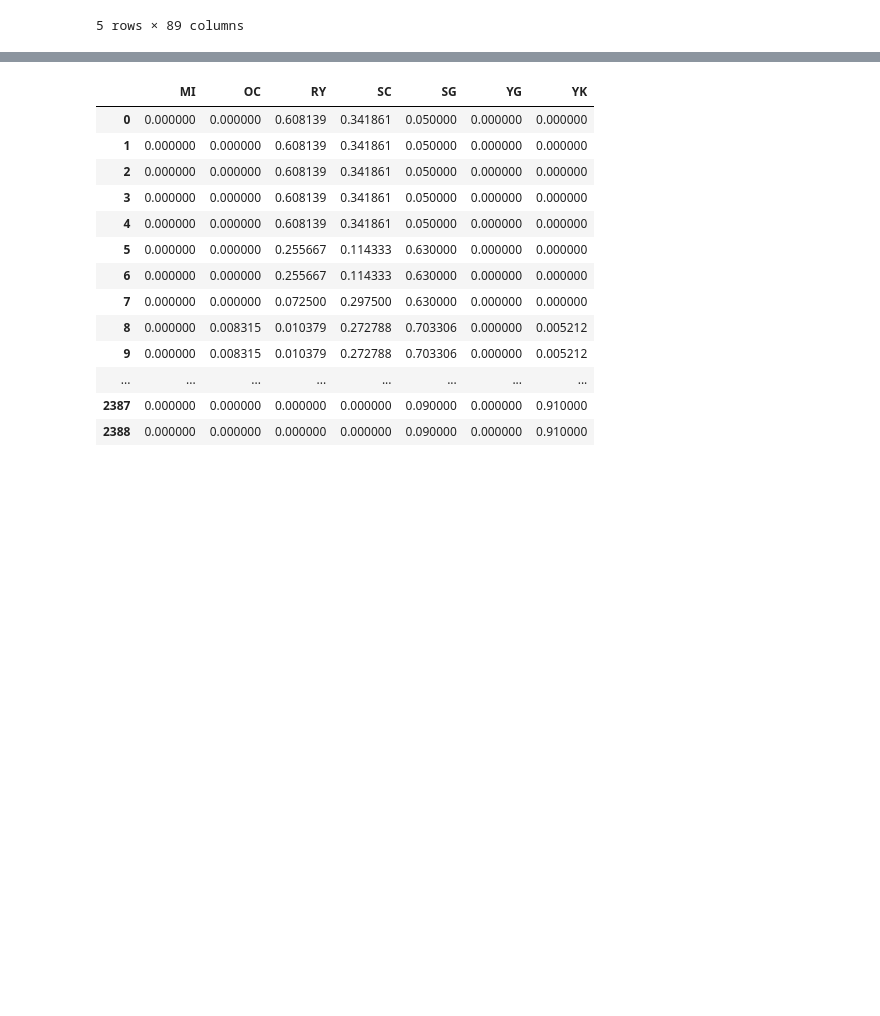
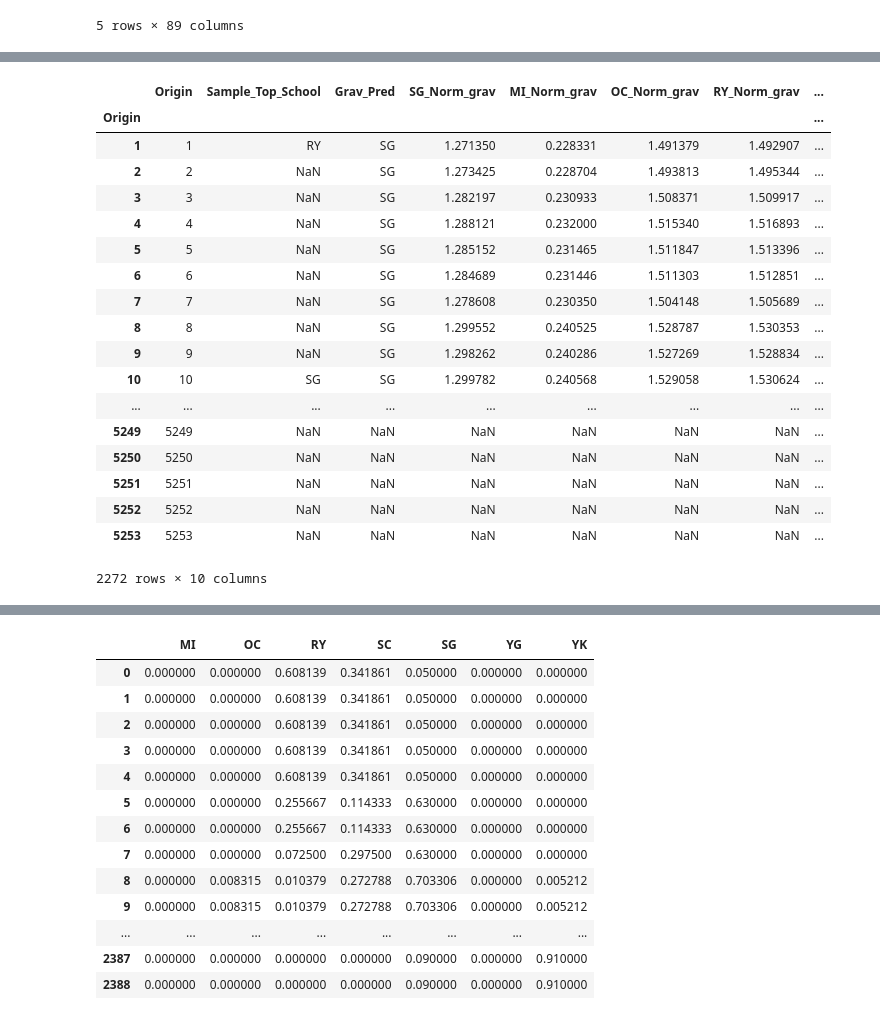
Before and after one commit to gonzaloMS-2000/PORPOS-TMG, a Jupyter notebook: ArcGIS/File-Creator Notebooks/AverageStudentPopulation_FileCreator.ipynb, the cells around one changed output, grey strips where cells are left out. Drawn from its saved outputs; the diff is of its cells as text; code cells hidden in the pictures; blank space fills up the shorter version.

```diff
--- a/ArcGIS/File-Creator Notebooks/AverageStudentPopulation_FileCreator.ipynb
+++ b/ArcGIS/File-Creator Notebooks/AverageStudentPopulation_FileCreator.ipynb
@@ -15,0 +56,13 @@ df.head()
+# %%
+def school_prob(x,code):
+    temp = df[df['HomeZone'] == x]['School_Codes'].value_counts(normalize = True)
+    try:
+        return temp[code]
+    except:
+        return 0 if len(temp) else None
+
+codes = list(df['School_Codes'].unique())
+for code in codes:
+    map_df[code + '_Sample_Prob'] = map_df['Origin'].apply(lambda x: school_prob(x, code)) / df['School_Codes'].value_counts(normalize=True)[code]
+
+map_df
@@ -15,0 +89,14 @@ df.head()
+# %%
+
+
+'''
+not_found = set()
+map_df['Sample_Top_School'] = np.nan
+
+for i in top_school_df.index.tolist():
+    print(i)
+    try:
+        map_df['Sample_Top_School'][i] = top_school_df['code'][i]
+    except:
+        not_found.add(i)
+'''
@@ -28,0 +154,5 @@ Name: School_Codes, dtype: float64
+# %%
+# Gravity - mlogit
+preds_grav = pd.read_csv('../Map Projects/AverageStudentPopulation - Needed Files/mlogit_prediction.csv')
+preds_grav
+#preds_grav.set_index(zones['Origin'])
@@ -28,0 +178,26 @@ Name: School_Codes, dtype: float64
+# %%
+map_df['Grav_Pred'] = preds_grav.idxmax(axis = 1)
+for col in preds_grav.columns:
+    map_df[col + "_Norm_grav"] = preds_grav[col] / sample_props[col]
+# %%
+map_df
+# %% [output]
+|  | Origin | Sample_Top_School | Grav_Pred | SG_Norm_grav | MI_Norm_grav | OC_Norm_grav | RY_Norm_grav | ... |
+| Origin |  |  |  |  |  |  |  | ... |
+| 1 | 1 | RY | SG | 1.271350 | 0.228331 | 1.491379 | 1.492907 | ... |
+| 2 | 2 | NaN | SG | 1.273425 | 0.228704 | 1.493813 | 1.495344 | ... |
+| 3 | 3 | NaN | SG | 1.282197 | 0.230933 | 1.508371 | 1.509917 | ... |
+| 4 | 4 | NaN | SG | 1.288121 | 0.232000 | 1.515340 | 1.516893 | ... |
+| 5 | 5 | NaN | SG | 1.285152 | 0.231465 | 1.511847 | 1.513396 | ... |
+| 6 | 6 | NaN | SG | 1.284689 | 0.231446 | 1.511303 | 1.512851 | ... |
+| 7 | 7 | NaN | SG | 1.278608 | 0.230350 | 1.504148 | 1.505689 | ... |
+| 8 | 8 | NaN | SG | 1.299552 | 0.240525 | 1.528787 | 1.530353 | ... |
+| 9 | 9 | NaN | SG | 1.298262 | 0.240286 | 1.527269 | 1.528834 | ... |
+| 10 | 10 | SG | SG | 1.299782 | 0.240568 | 1.529058 | 1.530624 | ... |
+| ... | ... | ... | ... | ... | ... | ... | ... | ... |
+| 5249 | 5249 | NaN | NaN | NaN | NaN | NaN | NaN | ... |
+| 5250 | 5250 | NaN | NaN | NaN | NaN | NaN | NaN | ... |
+| 5251 | 5251 | NaN | NaN | NaN | NaN | NaN | NaN | ... |
+| 5252 | 5252 | NaN | NaN | NaN | NaN | NaN | NaN | ... |
+| 5253 | 5253 | NaN | NaN | NaN | NaN | NaN | NaN | ... |
+2272 rows × 10 columns
```
Also changed, not shown: parts of 22 cells of this notebook, 2 other files.
